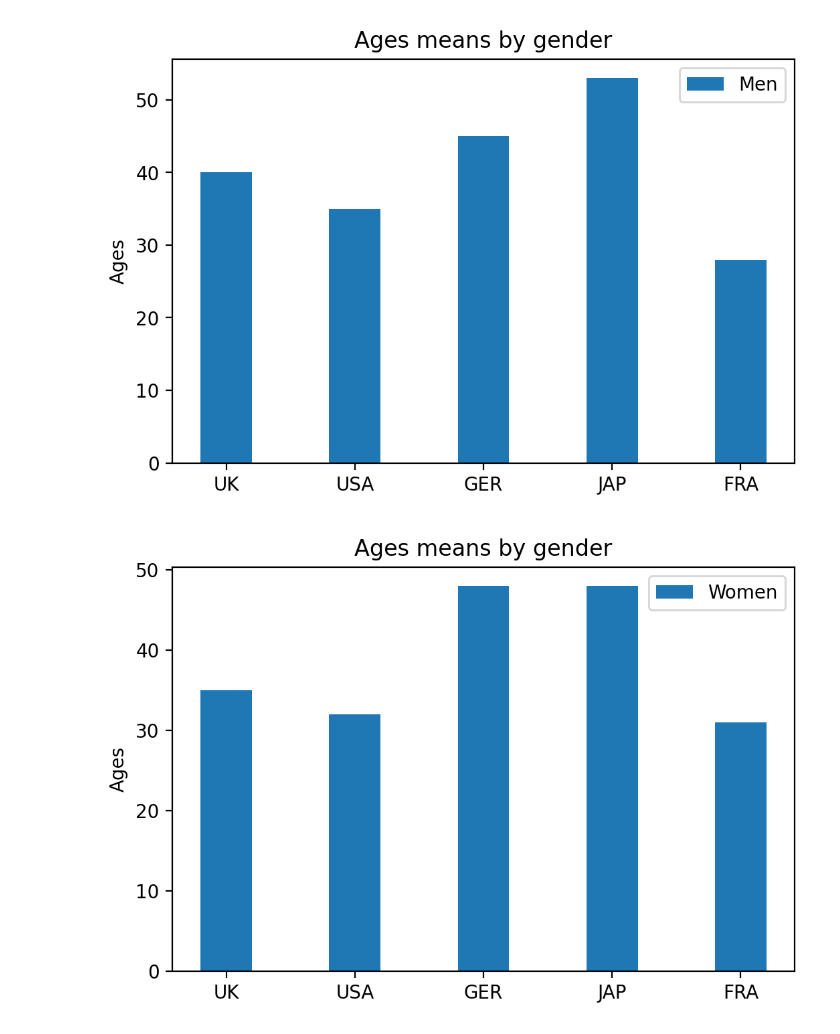
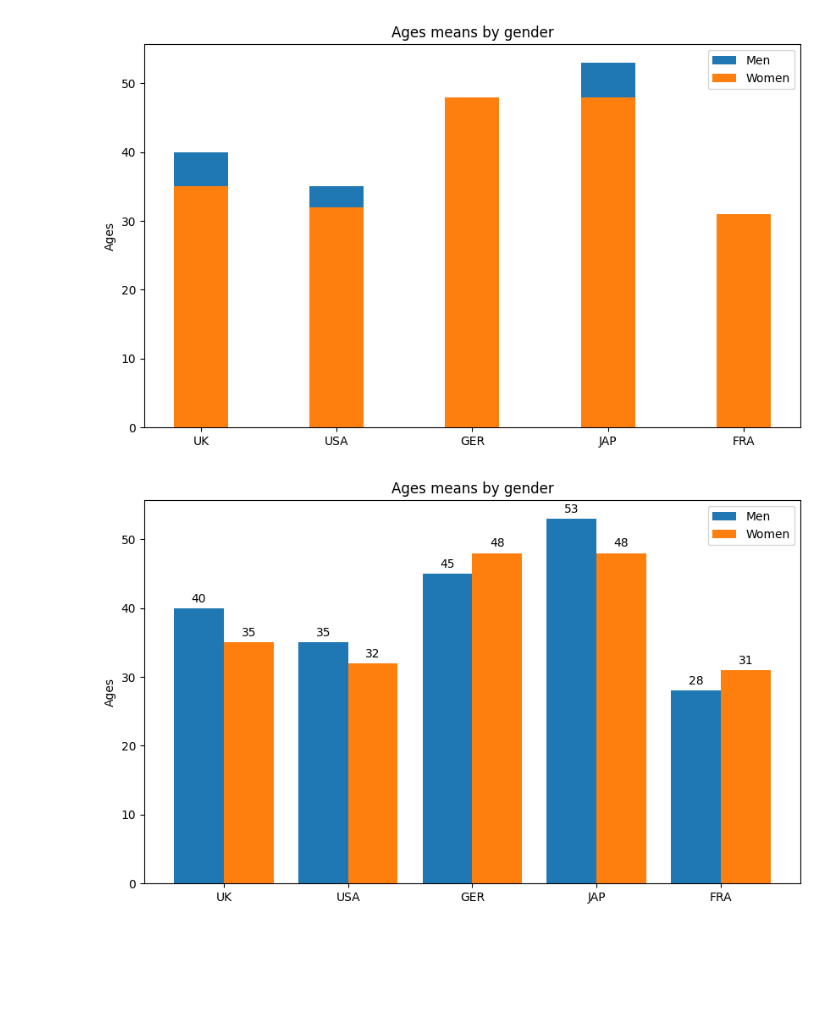
Before and after one commit to Ertugrul-Kurubal/Data-Visualization-With-Python, a Jupyter notebook: Matplotlib Teamwork-2.ipynb, the cells around one changed output. Cells and saved outputs as stored; diff of their text form; code cells hidden in the pictures; blank space fills up the shorter version.

```diff
--- a/Matplotlib Teamwork-2.ipynb
+++ b/Matplotlib Teamwork-2.ipynb
@@ -9,24 +49,35 @@ age_women = [35, 32, 48, 48, 31]
 # %%
-fig, ax = plt.subplots(figsize=(6,4), dpi=200)
-x = np.arange(len(labels))
+fig, ax = plt.subplots(figsize=(10,6), dpi=100)
+x_pos = np.arange(len(labels))
 width = 0.4
-ax.bar(x,age_men,width,label="Men")
+men_graph = ax.bar(x_pos,age_men,width,label="Men")
+women_graph = ax.bar(x_pos,age_women,width,label="Women")
 ax.set_ylabel('Ages')
 ax.set_title('Ages means by gender')
 ax.set_xticks(x)
 ax.set_xticklabels(labels)
 ax.legend(loc=1);
 # %% [output]
-[figure, old version]
+[figure, new version]
 # %%
-fig, ax = plt.subplots(figsize=(6,4), dpi=200)
-x = np.arange(len(labels))
+fig, ax = plt.subplots(figsize=(10,6), dpi=100)
+x_pos = np.arange(len(labels))
 width = 0.4
-ax.bar(x,age_women,width,label="Women")
+men_graph = ax.bar(x_pos - width/2,age_men,width,label="Men")
+women_graph = ax.bar(x_pos + width/2,age_women,width,label="Women")
 ax.set_ylabel('Ages')
 ax.set_title('Ages means by gender')
 ax.set_xticks(x)
 ax.set_xticklabels(labels)
+
+def topvalue(y_value):
+    for i in y_value:
+        value = i.get_height()
+        ax.annotate("{}".format(value),xy=(i.get_x() + i.get_width()/2, value),
+                    xytext=(0, 3),textcoords="offset points",ha='center',va='bottom')
+topvalue(men_graph)
+topvalue(women_graph)
+
 ax.legend(loc=1);
 # %% [output]
-[figure, old version]
+[figure, new version]
```
Also changed, not shown: parts of 3 cells of this notebook.
